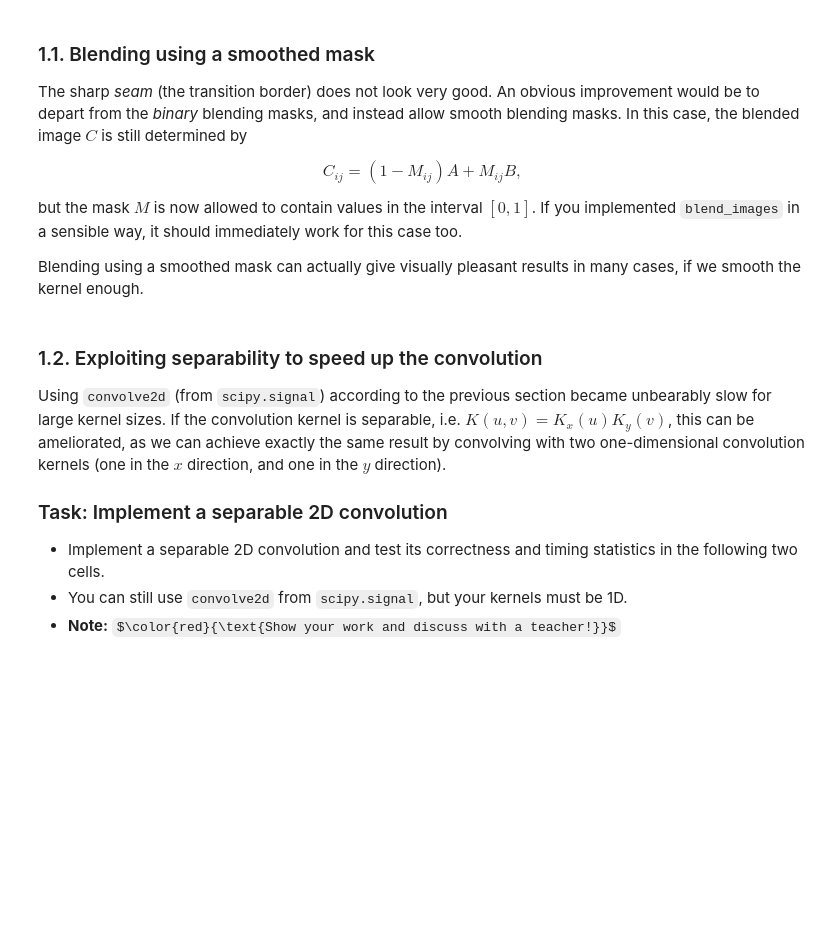
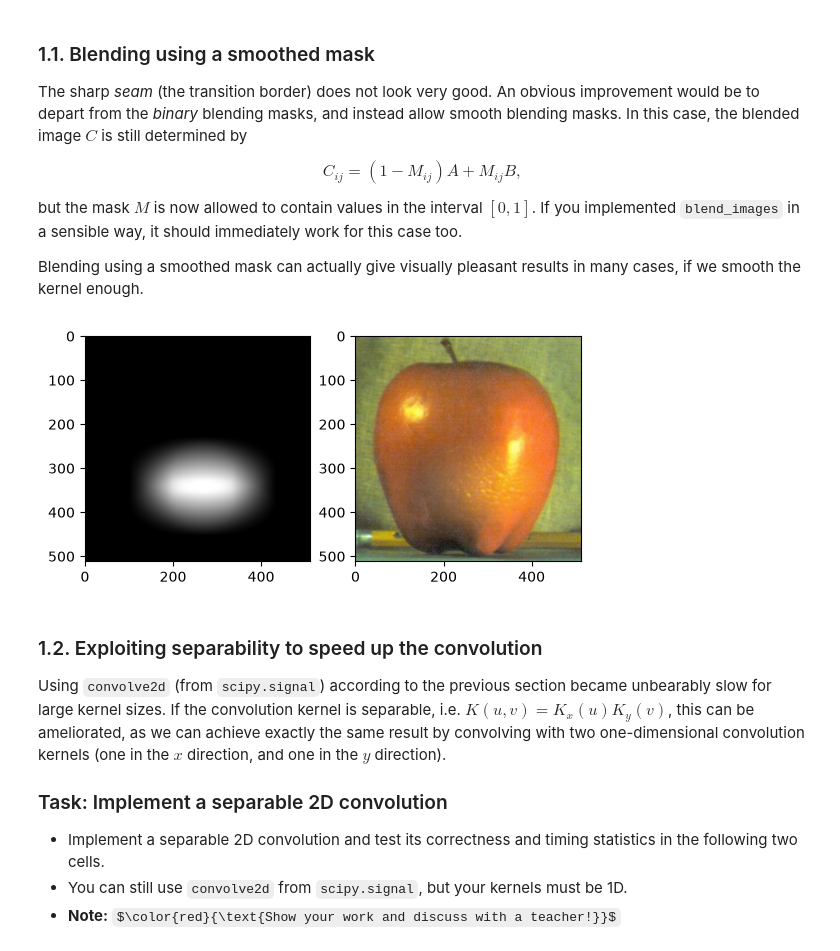
Before and after one commit to Aadak9/TSBB06, a Jupyter notebook: lab d/lab-d-work.ipynb, the cells around one changed output. Saved outputs shown, nothing was run; the diff lists cells and outputs as text; code cells hidden in the pictures; some formulas as TeX source; blank space fills up the shorter version.

```diff
--- a/lab d/lab-d-work.ipynb
+++ b/lab d/lab-d-work.ipynb
@@ -100,19 +111,21 @@ If you implemented <code>blend_images</code> in a sensible way, it should immedi
 Blending using a smoothed mask can actually give visually pleasant results in many cases, if we smooth the kernel enough.
 # %%
 # Smooth the mask using an averaging kernel. Increase the kernel size until the blending looks good.
-K = np.ones((3,3))
+K = np.ones((100,100))
 K = K/K.sum()
 Msmooth = convolve2d(M,K,'same')
 
 
 # Show the images, mask, and blended result.
 plt.figure()
 plt.subplot(1,2,1)
 plt.imshow(Msmooth)
 plt.gray()
 plt.subplot(1,2,2)
 plt.imshow(blend_images(A,B,Msmooth))
 plt.show()
+# %% [output]
+[figure, added]
 # %% [markdown]
 ### 1.2. Exploiting separability to speed up the convolution
 
```
Also changed, not shown: parts of 7 cells of this notebook.
